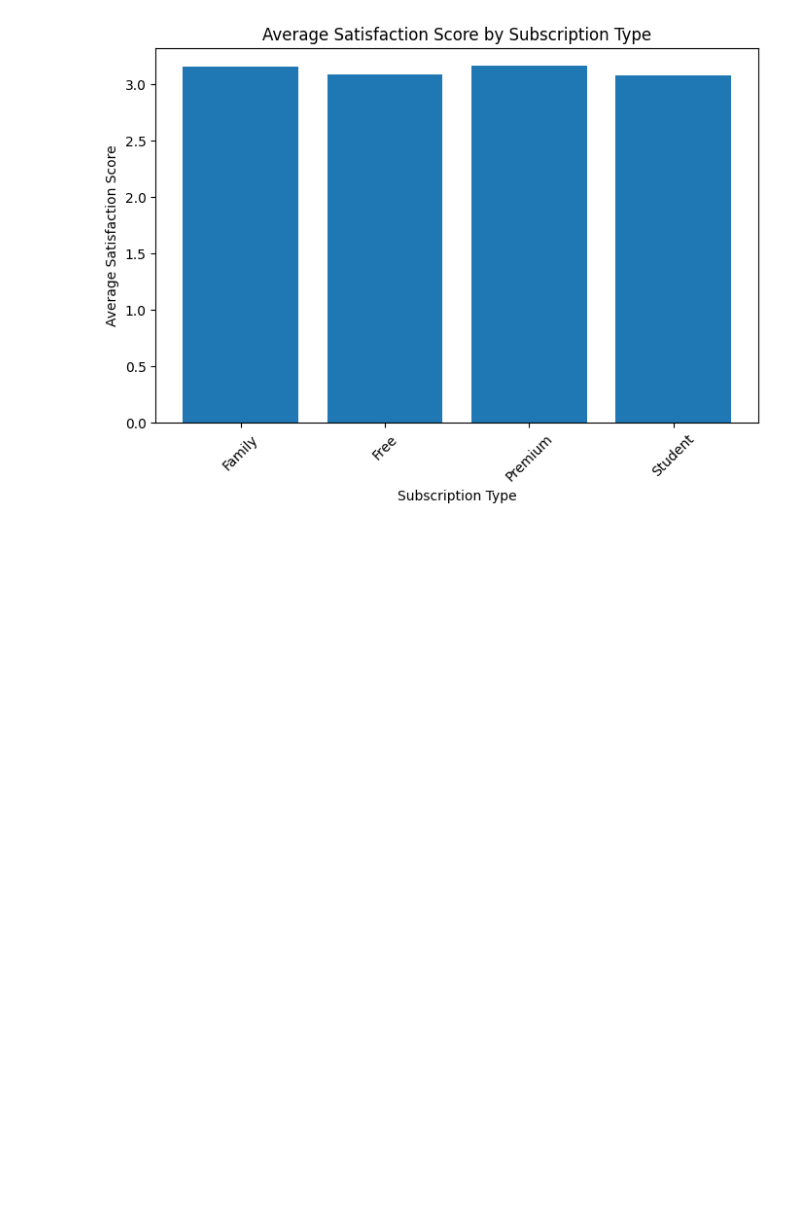
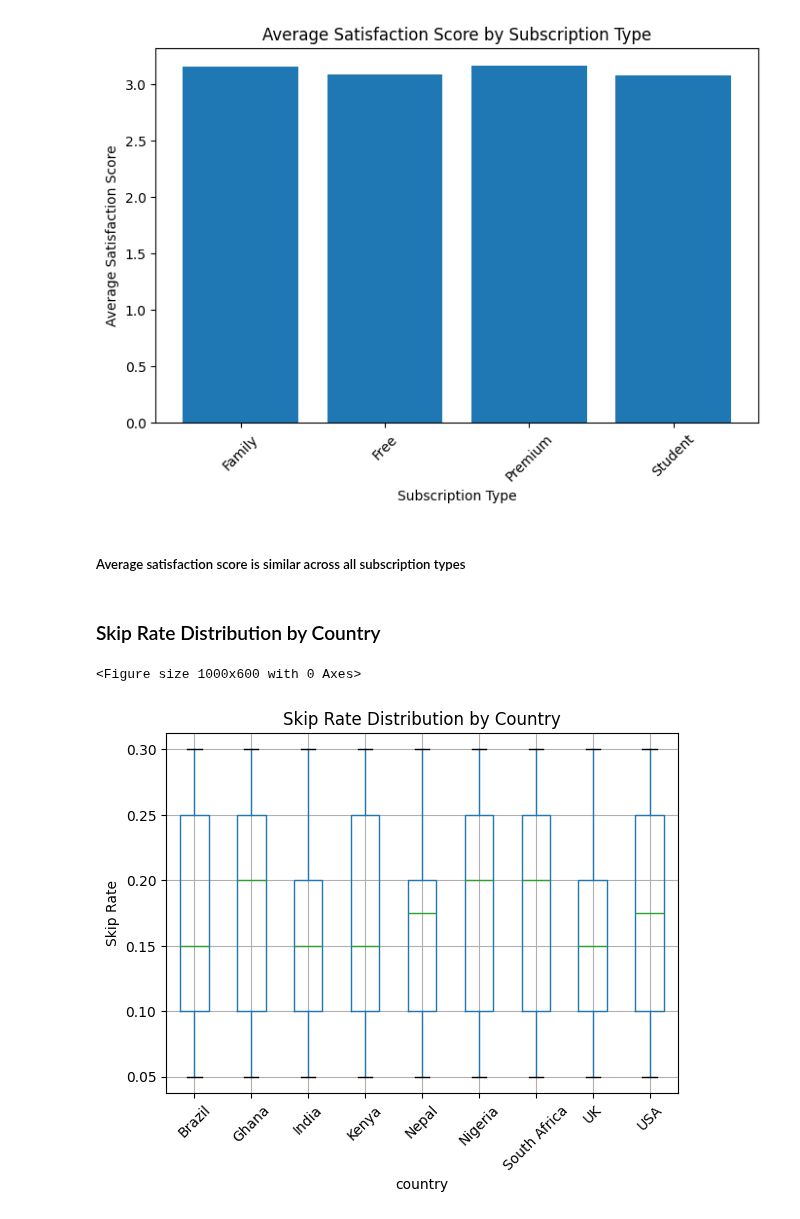
Before and after one commit to ice-alt/PortfolioProjects, a Jupyter notebook: DataWave Music/DataWave_Music_Analysis.ipynb, the cells around one changed output. Saved outputs shown, nothing was run; the diff lists cells and outputs as text; code cells hidden in the pictures; blank space fills up the shorter version.

Commit message:
skip rate distribution by country

```diff
--- a/DataWave Music/DataWave_Music_Analysis.ipynb
+++ b/DataWave Music/DataWave_Music_Analysis.ipynb
@@ -744,3 +745,21 @@ plt.xticks(rotation=45)
 plt.show()
 # %% [output]
 [figure]
+# %% [markdown]
+##### Average satisfaction score is similar across all subscription types
+# %% [markdown]
+### Skip Rate Distribution by Country
+# %%
+
+
+plt.figure(figsize=(10,6))
+cleaned_datawave_df.boxplot(column='skip_rate', by='country')
+
+plt.ylabel("Skip Rate")
+plt.title("Skip Rate Distribution by Country")
+plt.suptitle("")  # remove default 'Boxplot grouped by country' title
+plt.xticks(rotation=45)
+plt.show()
+# %% [output]
+<Figure size 1000x600 with 0 Axes>
+[figure, added]
```
Also changed, not shown: parts of 1 cell of this notebook.
